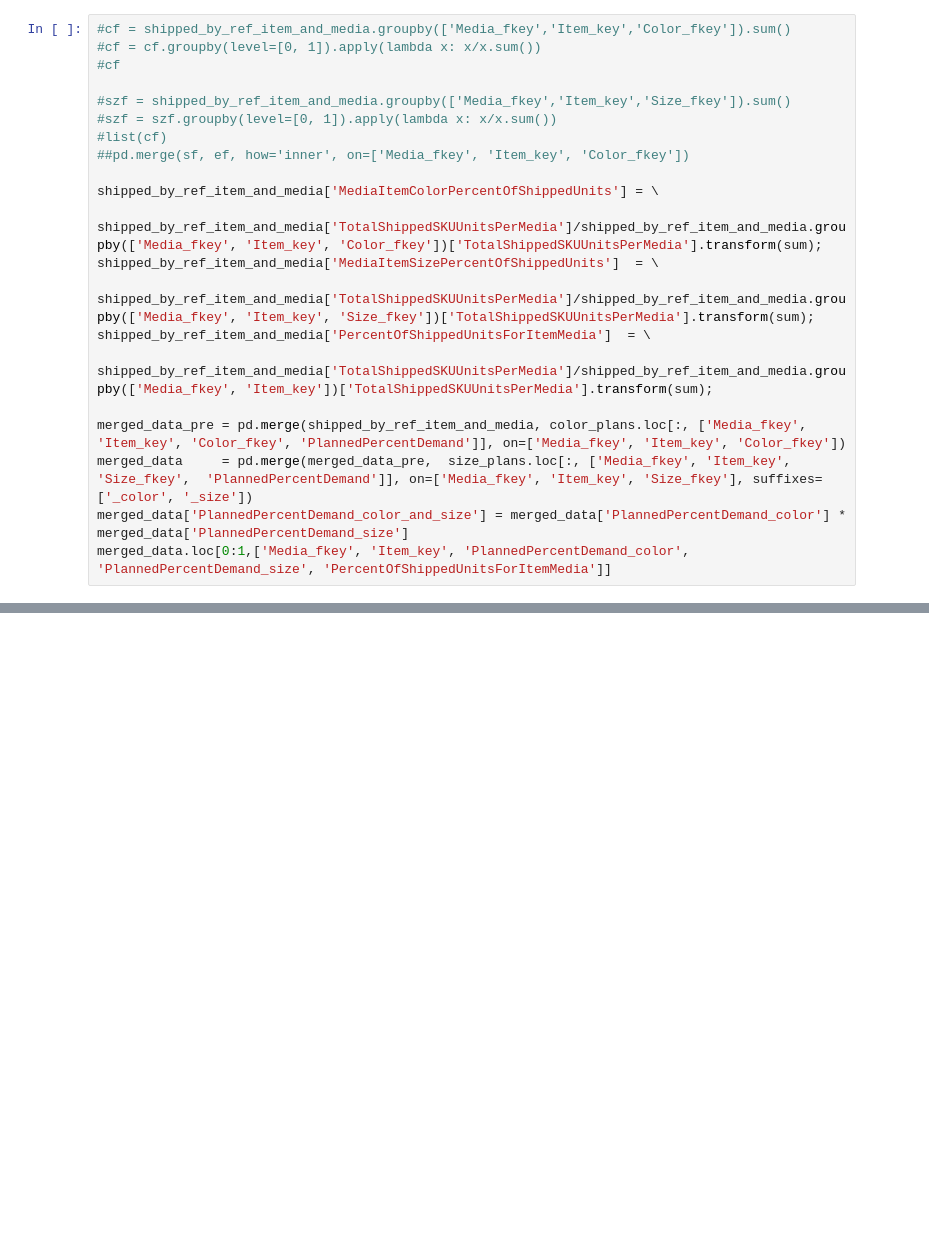
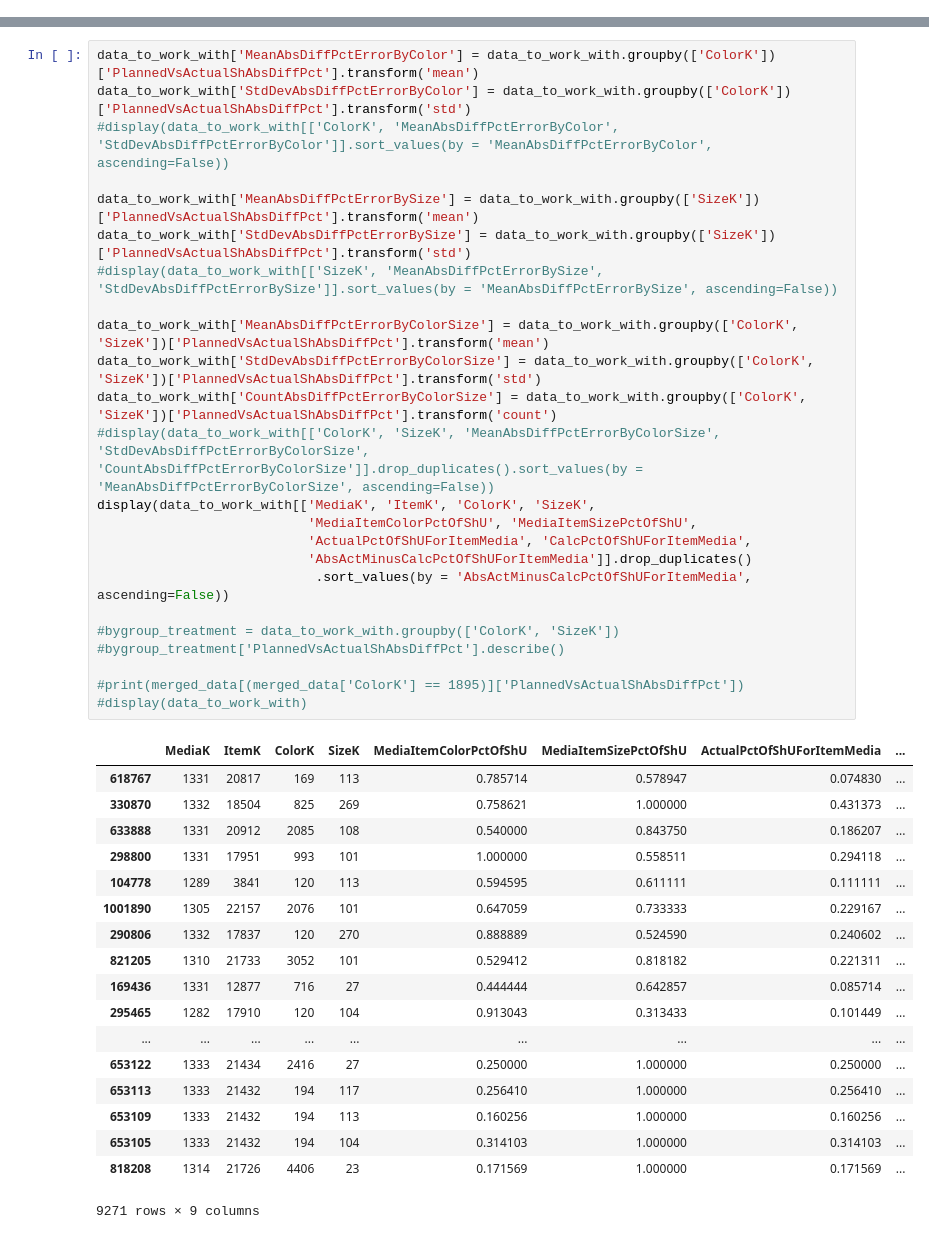
Before and after one commit to tflaherty/ColorAndSizePercentDeviations, a Jupyter notebook: ColorAndSizePercentDeviations.ipynb, the cells around one changed output, grey strips where cells are left out. Drawn from its saved outputs; the diff is of its cells as text; blank space fills up the shorter version.

```diff
--- a/ColorAndSizePercentDeviations.ipynb
+++ b/ColorAndSizePercentDeviations.ipynb
@@ -134,21 +140,0 @@ shipped_by_ref_item_and_media = pd.read_sql("""SELECT
-# %%
-#cf = shipped_by_ref_item_and_media.groupby(['Media_fkey','Item_key','Color_fkey']).sum()
-#cf = cf.groupby(level=[0, 1]).apply(lambda x: x/x.sum())
-#cf
-
-#szf = shipped_by_ref_item_and_media.groupby(['Media_fkey','Item_key','Size_fkey']).sum()
-#szf = szf.groupby(level=[0, 1]).apply(lambda x: x/x.sum())
-#list(cf)
-##pd.merge(sf, ef, how='inner', on=['Media_fkey', 'Item_key', 'Color_fkey'])
-
-shipped_by_ref_item_and_media['MediaItemColorPercentOfShippedUnits'] = \
-    shipped_by_ref_item_and_media['TotalShippedSKUUnitsPerMedia']/shipped_by_ref_item_and_media.groupby(['Media_fkey', 'Item_key', 'Color_fkey'])['TotalShippedSKUUnitsPerMedia'].transform(sum);
-shipped_by_ref_item_and_media['MediaItemSizePercentOfShippedUnits']  = \
-    shipped_by_ref_item_and_media['TotalShippedSKUUnitsPerMedia']/shipped_by_ref_item_and_media.groupby(['Media_fkey', 'Item_key', 'Size_fkey'])['TotalShippedSKUUnitsPerMedia'].transform(sum);
-shipped_by_ref_item_and_media['PercentOfShippedUnitsForItemMedia']  = \
-    shipped_by_ref_item_and_media['TotalShippedSKUUnitsPerMedia']/shipped_by_ref_item_and_media.groupby(['Media_fkey', 'Item_key'])['TotalShippedSKUUnitsPerMedia'].transform(sum);
-
-merged_data_pre = pd.merge(shipped_by_ref_item_and_media, color_plans.loc[:, ['Media_fkey', 'Item_key', 'Color_fkey', 'PlannedPercentDemand']], on=['Media_fkey', 'Item_key', 'Color_fkey'])
-merged_data     = pd.merge(merged_data_pre,  size_plans.loc[:, ['Media_fkey', 'Item_key', 'Size_fkey',  'PlannedPercentDemand']], on=['Media_fkey', 'Item_key', 'Size_fkey'], suffixes=['_color', '_size'])
-merged_data['PlannedPercentDemand_color_and_size'] = merged_data['PlannedPercentDemand_color'] * merged_data['PlannedPercentDemand_size']
-merged_data.loc[0:1,['Media_fkey', 'Item_key', 'PlannedPercentDemand_color', 'PlannedPercentDemand_size', 'PercentOfShippedUnitsForItemMedia']]
@@ -158,0 +213,43 @@ merged_data.loc[0:1,['Media_fkey', 'Item_key', 'PlannedPercentDemand_color', 'Pl
+# %%
+data_to_work_with['MeanAbsDiffPctErrorByColor'] = data_to_work_with.groupby(['ColorK'])['PlannedVsActualShAbsDiffPct'].transform('mean')
+data_to_work_with['StdDevAbsDiffPctErrorByColor'] = data_to_work_with.groupby(['ColorK'])['PlannedVsActualShAbsDiffPct'].transform('std')
+#display(data_to_work_with[['ColorK', 'MeanAbsDiffPctErrorByColor', 'StdDevAbsDiffPctErrorByColor']].sort_values(by = 'MeanAbsDiffPctErrorByColor', ascending=False))
+
+data_to_work_with['MeanAbsDiffPctErrorBySize'] = data_to_work_with.groupby(['SizeK'])['PlannedVsActualShAbsDiffPct'].transform('mean')
+data_to_work_with['StdDevAbsDiffPctErrorBySize'] = data_to_work_with.groupby(['SizeK'])['PlannedVsActualShAbsDiffPct'].transform('std')
+#display(data_to_work_with[['SizeK', 'MeanAbsDiffPctErrorBySize', 'StdDevAbsDiffPctErrorBySize']].sort_values(by = 'MeanAbsDiffPctErrorBySize', ascending=False))
+
+data_to_work_with['MeanAbsDiffPctErrorByColorSize'] = data_to_work_with.groupby(['ColorK', 'SizeK'])['PlannedVsActualShAbsDiffPct'].transform('mean')
+data_to_work_with['StdDevAbsDiffPctErrorByColorSize'] = data_to_work_with.groupby(['ColorK', 'SizeK'])['PlannedVsActualShAbsDiffPct'].transform('std')
+data_to_work_with['CountAbsDiffPctErrorByColorSize'] = data_to_work_with.groupby(['ColorK', 'SizeK'])['PlannedVsActualShAbsDiffPct'].transform('count')
+#display(data_to_work_with[['ColorK', 'SizeK', 'MeanAbsDiffPctErrorByColorSize', 'StdDevAbsDiffPctErrorByColorSize', 'CountAbsDiffPctErrorByColorSize']].drop_duplicates().sort_values(by = 'MeanAbsDiffPctErrorByColorSize', ascending=False))
+display(data_to_work_with[['MediaK', 'ItemK', 'ColorK', 'SizeK',
+                           'MediaItemColorPctOfShU', 'MediaItemSizePctOfShU',
+                           'ActualPctOfShUForItemMedia', 'CalcPctOfShUForItemMedia',
+                           'AbsActMinusCalcPctOfShUForItemMedia']].drop_duplicates()
+                            .sort_values(by = 'AbsActMinusCalcPctOfShUForItemMedia', ascending=False))
+
+#bygroup_treatment = data_to_work_with.groupby(['ColorK', 'SizeK'])
+#bygroup_treatment['PlannedVsActualShAbsDiffPct'].describe()
+
+#print(merged_data[(merged_data['ColorK'] == 1895)]['PlannedVsActualShAbsDiffPct'])
+#display(data_to_work_with)
+# %% [output]
+|  | MediaK | ItemK | ColorK | SizeK | MediaItemColorPctOfShU | MediaItemSizePctOfShU | ActualPctOfShUForItemMedia | ... |
+| 618767 | 1331 | 20817 | 169 | 113 | 0.785714 | 0.578947 | 0.074830 | ... |
+| 330870 | 1332 | 18504 | 825 | 269 | 0.758621 | 1.000000 | 0.431373 | ... |
+| 633888 | 1331 | 20912 | 2085 | 108 | 0.540000 | 0.843750 | 0.186207 | ... |
+| 298800 | 1331 | 17951 | 993 | 101 | 1.000000 | 0.558511 | 0.294118 | ... |
+| 104778 | 1289 | 3841 | 120 | 113 | 0.594595 | 0.611111 | 0.111111 | ... |
+| 1001890 | 1305 | 22157 | 2076 | 101 | 0.647059 | 0.733333 | 0.229167 | ... |
+| 290806 | 1332 | 17837 | 120 | 270 | 0.888889 | 0.524590 | 0.240602 | ... |
+| 821205 | 1310 | 21733 | 3052 | 101 | 0.529412 | 0.818182 | 0.221311 | ... |
+| 169436 | 1331 | 12877 | 716 | 27 | 0.444444 | 0.642857 | 0.085714 | ... |
+| 295465 | 1282 | 17910 | 120 | 104 | 0.913043 | 0.313433 | 0.101449 | ... |
+| ... | ... | ... | ... | ... | ... | ... | ... | ... |
+| 653122 | 1333 | 21434 | 2416 | 27 | 0.250000 | 1.000000 | 0.250000 | ... |
+| 653113 | 1333 | 21432 | 194 | 117 | 0.256410 | 1.000000 | 0.256410 | ... |
+| 653109 | 1333 | 21432 | 194 | 113 | 0.160256 | 1.000000 | 0.160256 | ... |
+| 653105 | 1333 | 21432 | 194 | 104 | 0.314103 | 1.000000 | 0.314103 | ... |
+| 818208 | 1314 | 21726 | 4406 | 23 | 0.171569 | 1.000000 | 0.171569 | ... |
+9271 rows × 9 columns
```
Also changed, not shown: parts of 3 cells of this notebook.
